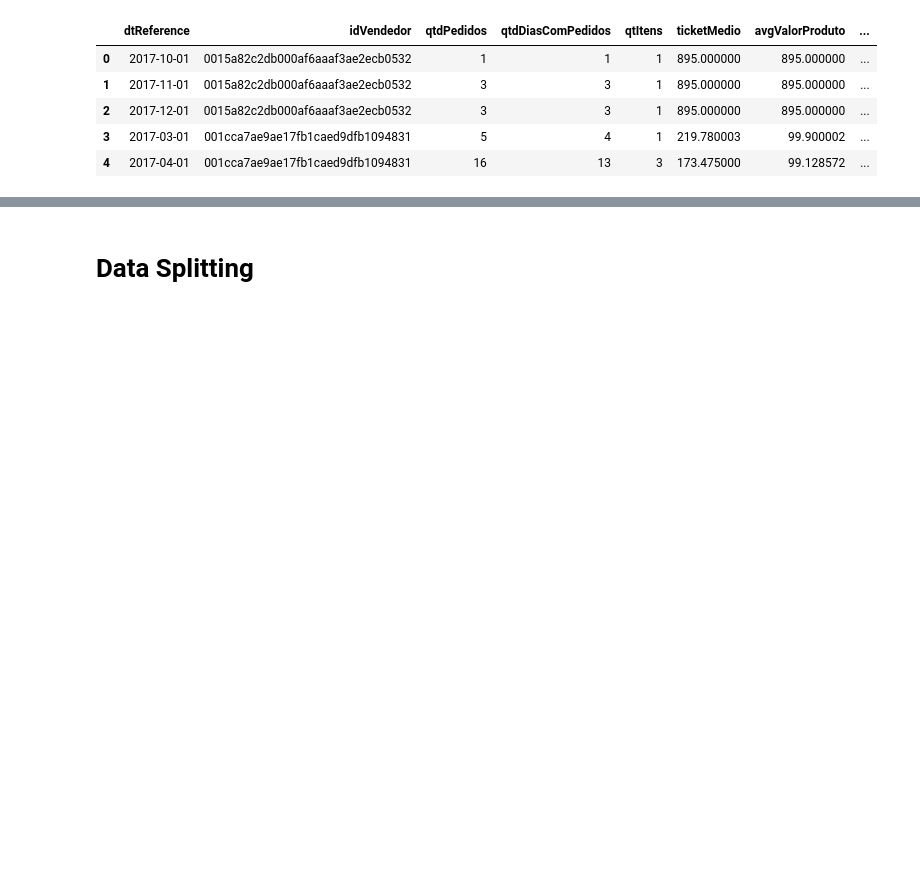
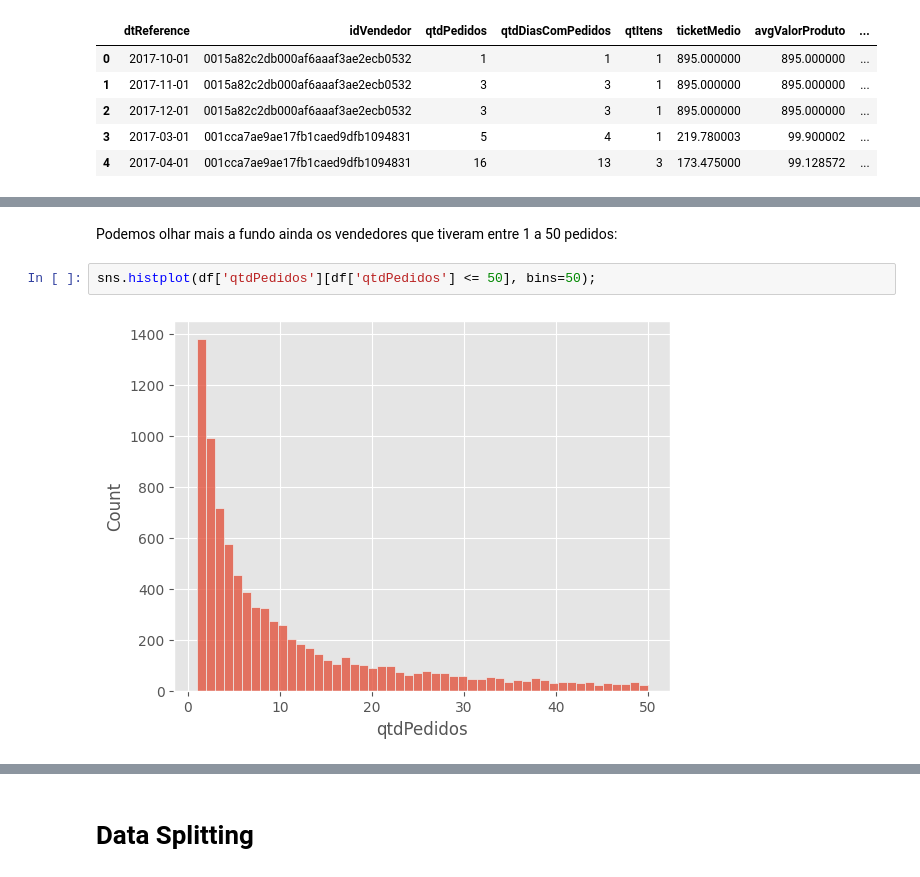
Before and after one commit to francismelojr/olist-churn-prediction, a Jupyter notebook: src/ml/model.ipynb, the cells around one changed output, grey strips where cells are left out. Drawn from its saved outputs; the diff is of its cells as text; blank space fills up the shorter version.

```diff
--- a/src/ml/model.ipynb
+++ b/src/ml/model.ipynb
@@ -38,0 +121,6 @@ df[int_columns] = df[int_columns].astype(float)
+# %% [markdown]
+Podemos olhar mais a fundo ainda os vendedores que tiveram entre 1 a 50 pedidos:
+# %%
+sns.histplot(df['qtdPedidos'][df['qtdPedidos'] <= 50], bins=50);
+# %% [output]
+[figure, added]
```
Also changed, not shown: parts of 26 cells of this notebook.
